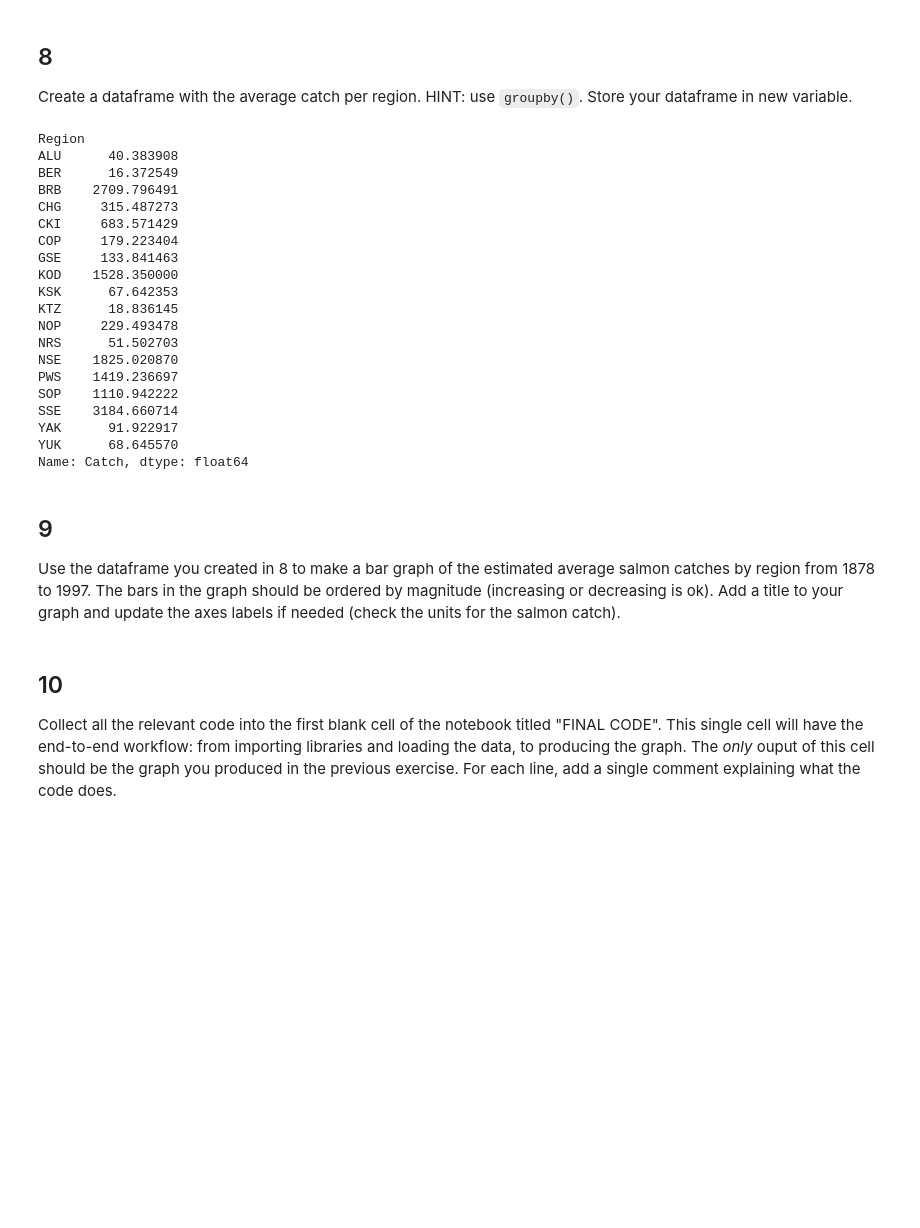
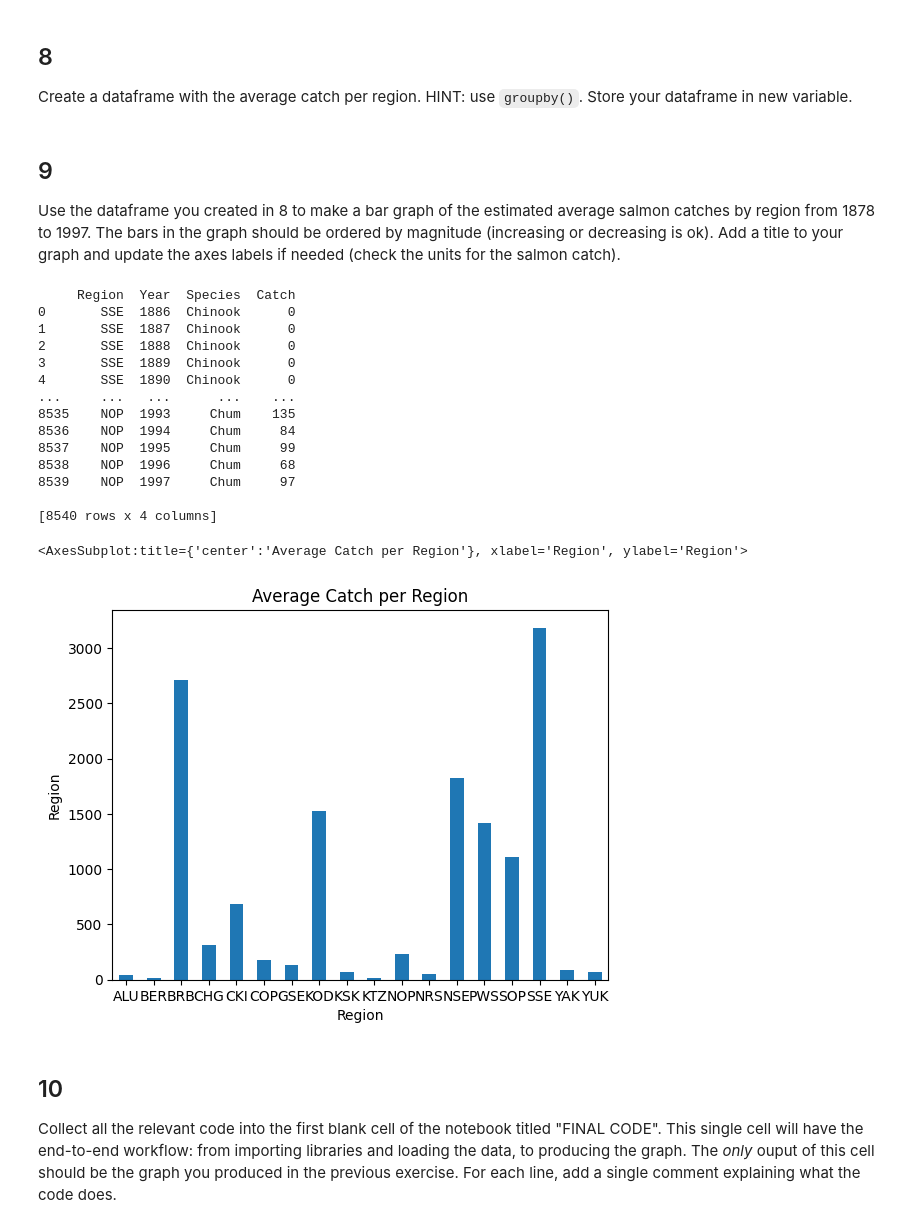
Before and after one commit to p-park6/eds220-hwk-2, a Jupyter notebook: hwk2-task3-salmon.ipynb, the cells around one changed output. Drawn from its saved outputs; the diff is of its cells as text; code cells hidden in the pictures; blank space fills up the shorter version.

```diff
--- a/hwk2-task3-salmon.ipynb
+++ b/hwk2-task3-salmon.ipynb
@@ -157,30 +157,11 @@ dtype: object
 # %% [markdown]
 ## 8
 Create a dataframe with the average catch per region. HINT: use `groupby()`. Store your dataframe in new variable.
-# %%
-# average flipper length per species
-catch_original.groupby("Region").Catch.mean()
-# %% [output]
-Region
-ALU      40.383908
-BER      16.372549
-BRB    2709.796491
-CHG     315.487273
-CKI     683.571429
-COP     179.223404
-GSE     133.841463
-KOD    1528.350000
-KSK      67.642353
-KTZ      18.836145
-NOP     229.493478
-NRS      51.502703
-NSE    1825.020870
-PWS    1419.236697
-SOP    1110.942222
-SSE    3184.660714
-YAK      91.922917
-YUK      68.645570
-Name: Catch, dtype: float64
+# %%
+# find the average catch per region
+average_catch = catch_original.groupby("Region").Catch.mean()
+#print average_catch to see if I groupby average catch per region
+print(average_catch)
 # %% [markdown]
 ## 9
 
@@ -190,3 +169,36 @@ Use the dataframe you created in 8 to make a bar graph of the estimated average
+# %%
+#filter for years 1878 to 1997
+from_1878_to_1997 = catch_original[catch_original['Year'].isin(range(1878,1998))]
+
+#print to see if I got years filtered between 1878 to 1997
+print(from_1878_to_1997)
+
+#Sort average catch in descending order
+averagecatch = average_catch.sort_values(ascending=False)
+
+# graph a bargraph showing the average catch per region
+average_catch.plot(kind='bar',
+                 title='Average Catch per Region',
+                 ylabel='Region',
+                 rot=360  # rotation for ticks
+                 )
+# %% [output]
+     Region  Year  Species  Catch
+0       SSE  1886  Chinook      0
+1       SSE  1887  Chinook      0
+2       SSE  1888  Chinook      0
+3       SSE  1889  Chinook      0
+4       SSE  1890  Chinook      0
+...     ...   ...      ...    ...
+8535    NOP  1993     Chum    135
+8536    NOP  1994     Chum     84
+8537    NOP  1995     Chum     99
+8538    NOP  1996     Chum     68
+8539    NOP  1997     Chum     97
+
+[8540 rows x 4 columns]
+<AxesSubplot:title={'center':'Average Catch per Region'}, xlabel='Region', ylabel='Region'>
+[figure, added]
 # %% [markdown]
 ## 10
 
```
Also changed, not shown: parts of 1 cell of this notebook.
